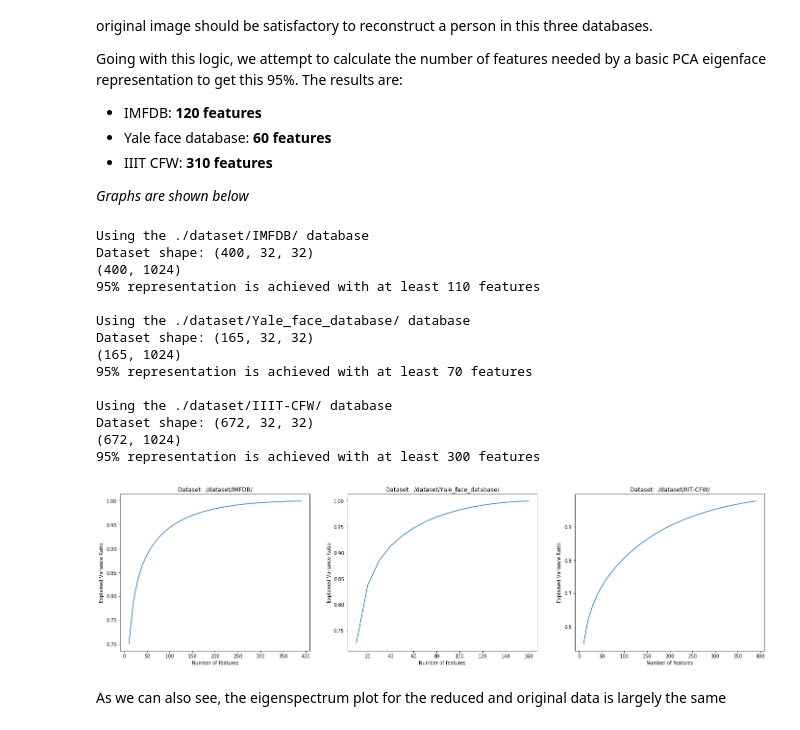
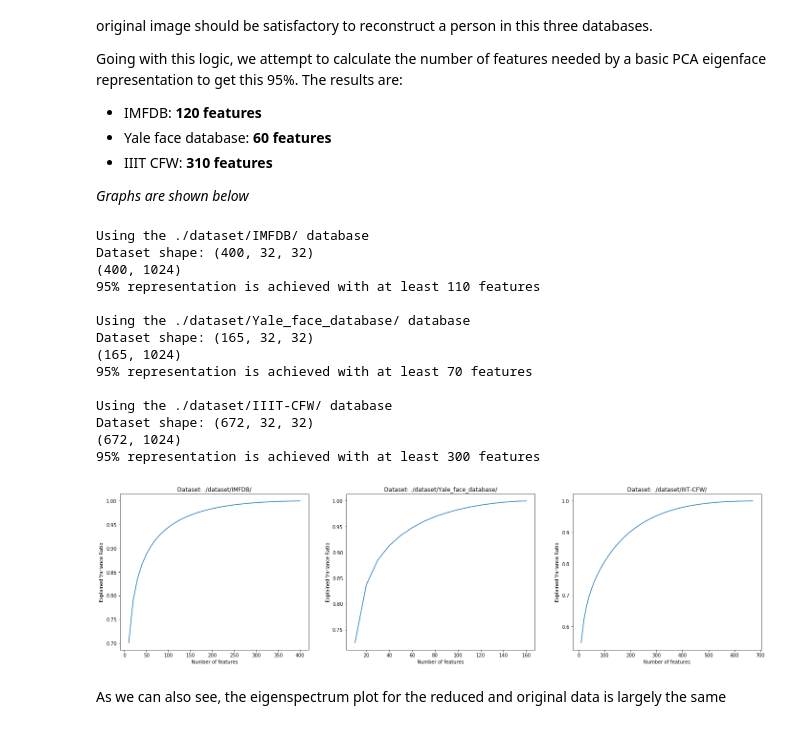
Before and after one commit to zubairabid/SMAI_Assignment2, a Jupyter notebook: 20171076.ipynb, the cells around one changed output. Drawn from its saved outputs; the diff is of its cells as text; code cells hidden in the pictures.

```diff
--- a/20171076.ipynb
+++ b/20171076.ipynb
@@ -303,3 +303,8 @@ Reconstructed:
 [figure]
 # %% [markdown]
 # End of Extra Section
+# %%
+num_classes = []
+for dirpath in paths:
+    X,y = load_data(dirpath)
+    num_classes.append(len(np.unique(y)))
@@ -462,7 +475,7 @@ for dirpath in paths:
     cumulative_sum = []
     cumulative_var = []
     test_range = []
-    for feature_count in range(10, 400, 10):
+    for feature_count in range(10, 700, 10):
         if feature_count > min(X.shape[0], X.shape[1]):
             break
 
@@ -478,34 +491,34 @@ for dirpath in paths:
     fig.add_subplot(1, 3, i+1)
     plt.plot(test_range, cumulative_sum)
     plt.title('Dataset: {0}'.format(dirpath))
     plt.xlabel('Number of features')
     plt.ylabel('Explained Variance Ratio')
 
     optcount = (np.argmax(cumulative_sum > .95)+1)*10
     best_feature_counts.append(optcount)
 
     print("95% representation is achieved with at least {0} features".format(optcount))
     print()
 
     i+=1
 
 plt.show()
 # %% [output]
 Using the ./dataset/IMFDB/ database
 Dataset shape: (400, 32, 32)
 (400, 1024)
 95% representation is achieved with at least 110 features
 
 Using the ./dataset/Yale_face_database/ database
 Dataset shape: (165, 32, 32)
 (165, 1024)
 95% representation is achieved with at least 70 features
 
 Using the ./dataset/IIIT-CFW/ database
 Dataset shape: (672, 32, 32)
 (672, 1024)
 95% representation is achieved with at least 300 features
-[figure, old version]
+[figure, new version]
 # %% [markdown]
 As we can also see, the eigenspectrum plot for the reduced and original data is largely the same
 # %%
```
Also changed, not shown: parts of 12 cells of this notebook.
